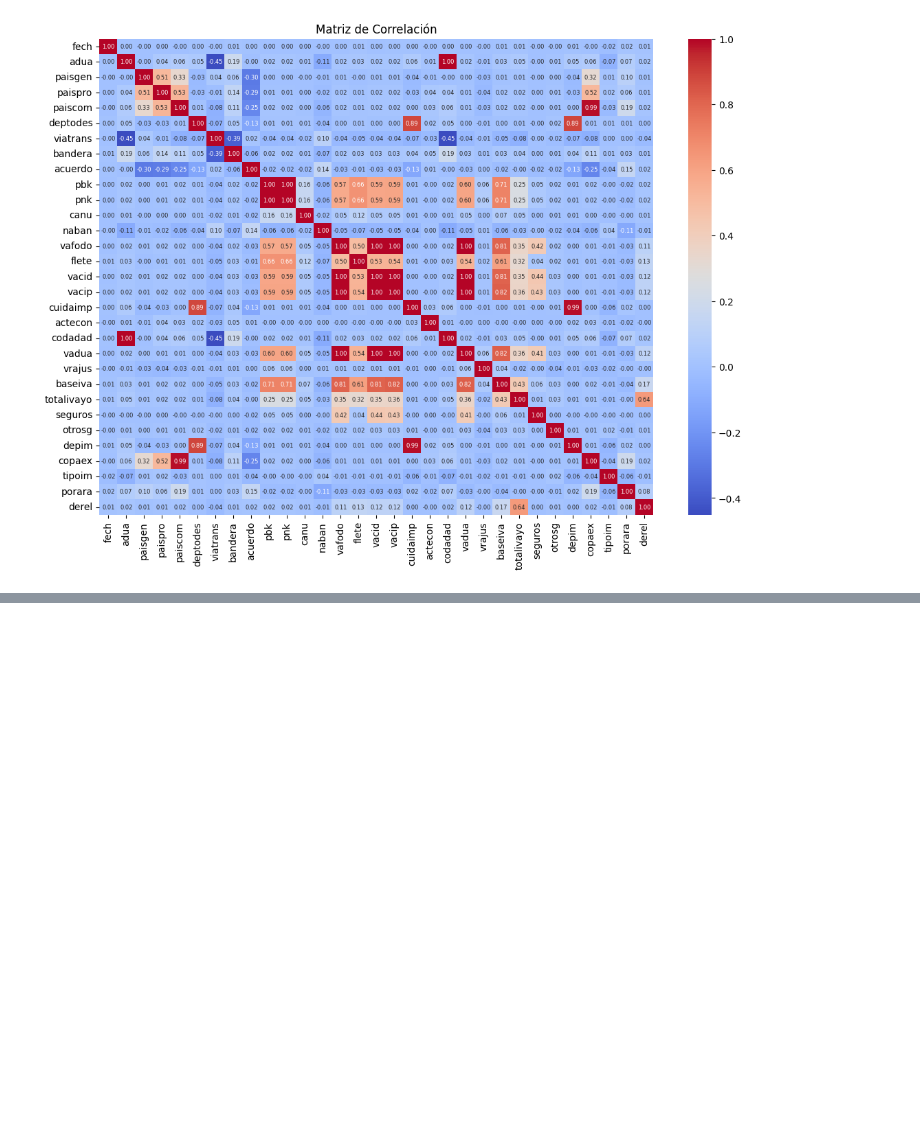
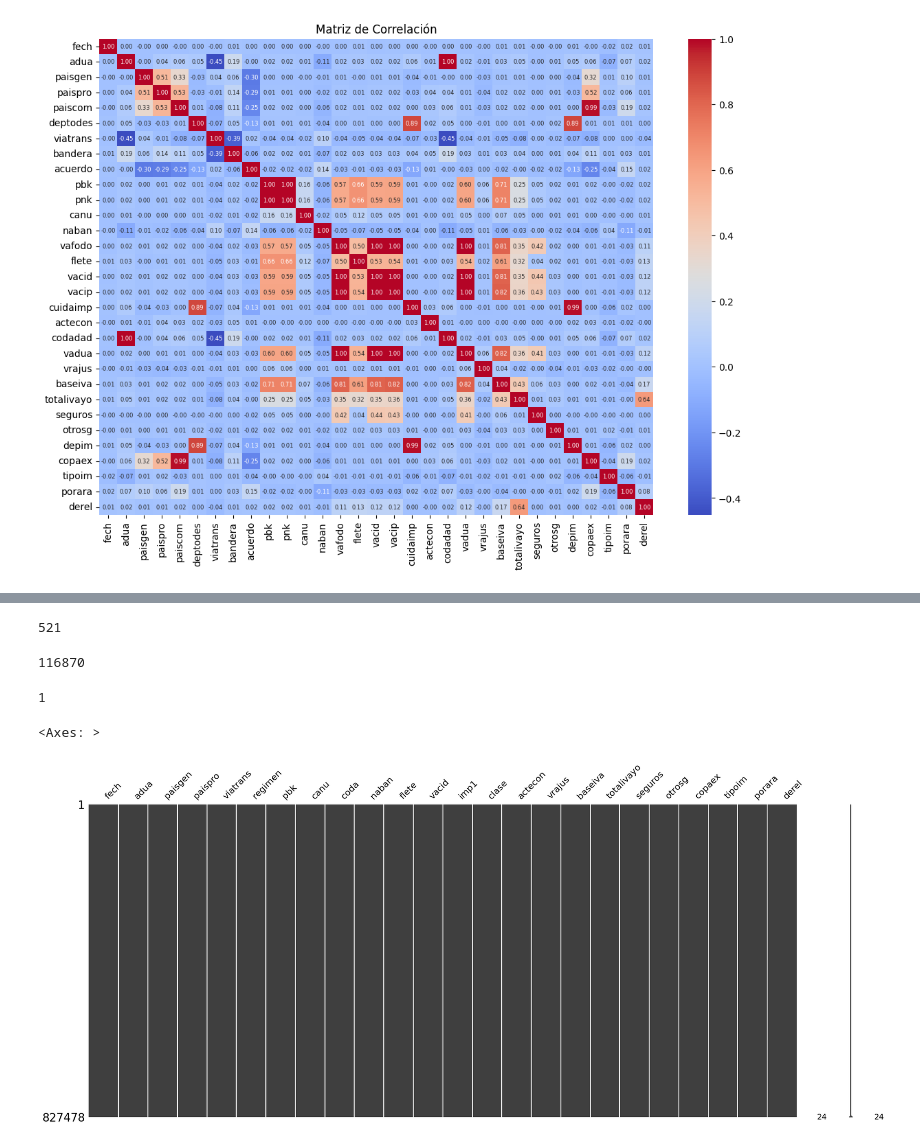
Before and after one commit to erramirezc1/MIAD-DDSA-Proyecto, a Jupyter notebook: notebooks/proyecto_despliegue_soluciones.ipynb, the cells around one changed output, grey strips where cells are left out. Drawn from its saved outputs; the diff is of its cells as text; code cells hidden in the pictures; blank space fills up the shorter version.

```diff
--- a/notebooks/proyecto_despliegue_soluciones.ipynb
+++ b/notebooks/proyecto_despliegue_soluciones.ipynb
@@ -316,0 +377,37 @@ plt.show()
+# %%
+# Revisión específica de valores faltantes en la columna 'seguros'
+dfimp24['seguros'].isna().sum()
+# %% [output]
+521
+# %%
+# Se encuentran 521 registros que no tienen valor de seguro, los cuales hemos decidido eliminar, ya que son pocos en comparación con la cantidad total de datos (800mil) y pueden producir ruido en la estimación del modelo.
+# Eliminar filas donde la columna 'seguros' tiene valores NaN
+dfimp24 = dfimp24.dropna(subset=['seguros'])
+# %%
+# Revisión específica de valores faltantes en la columna 'otrosg'
+dfimp24['otrosg'].isna().sum()
+# %% [output]
+116870
+# %%
+# La columna Otros gastos 'otrosg' cuenta con 116870 datos faltantes, en ese sentido se ha considerado que estos datos faltantes significan que la importación no tuvo otros gastos y se decide poner reemplazar por el valor cero.
+# Reemplazar valores NaN en la columna 'otrosg' por 0.00
+dfimp24['otrosg'] = dfimp24['otrosg'].fillna(0.00)
+# %%
+# Revisión específica de valores faltantes en la columna 'pbk'
+dfimp24['pbk'].isna().sum()
+# %% [output]
+1
+# %%
+# La columna pbk tiene un dato faltantes, elimamos este registro.
+dfimp24 = dfimp24.dropna(subset=['pbk'])
+# %%
+# La columna flete tiene 334 valores faltantes los cuales imputaremos con la media de los valores de la columna
+# Imputación con la media
+imputer = SimpleImputer(strategy='mean')
+dfimp24[['flete']] = imputer.fit_transform(dfimp24[['flete']])
+# %%
+# Verificación final de valores faltantes
+msno.matrix(dfimp24)
+# %% [output]
+<Axes: >
+[figure, added]
```
Also changed, not shown: parts of 8 cells of this notebook, 1 other file.
